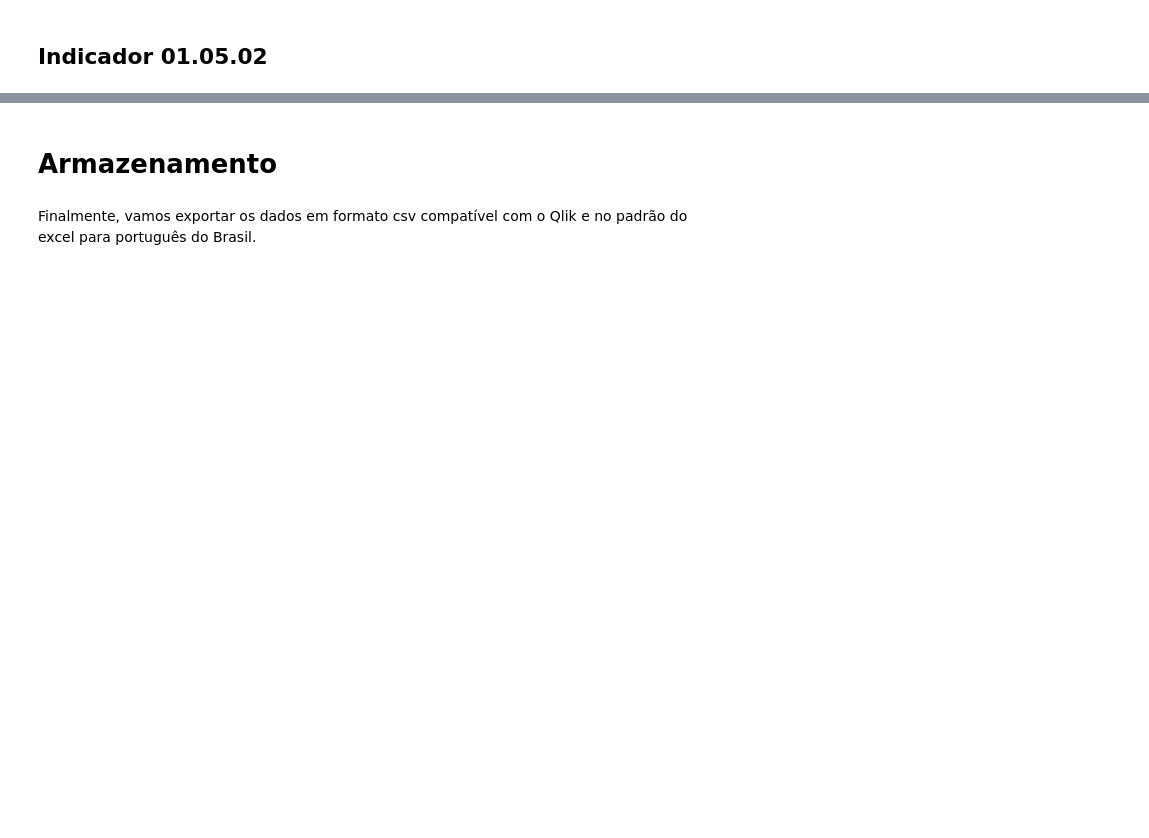
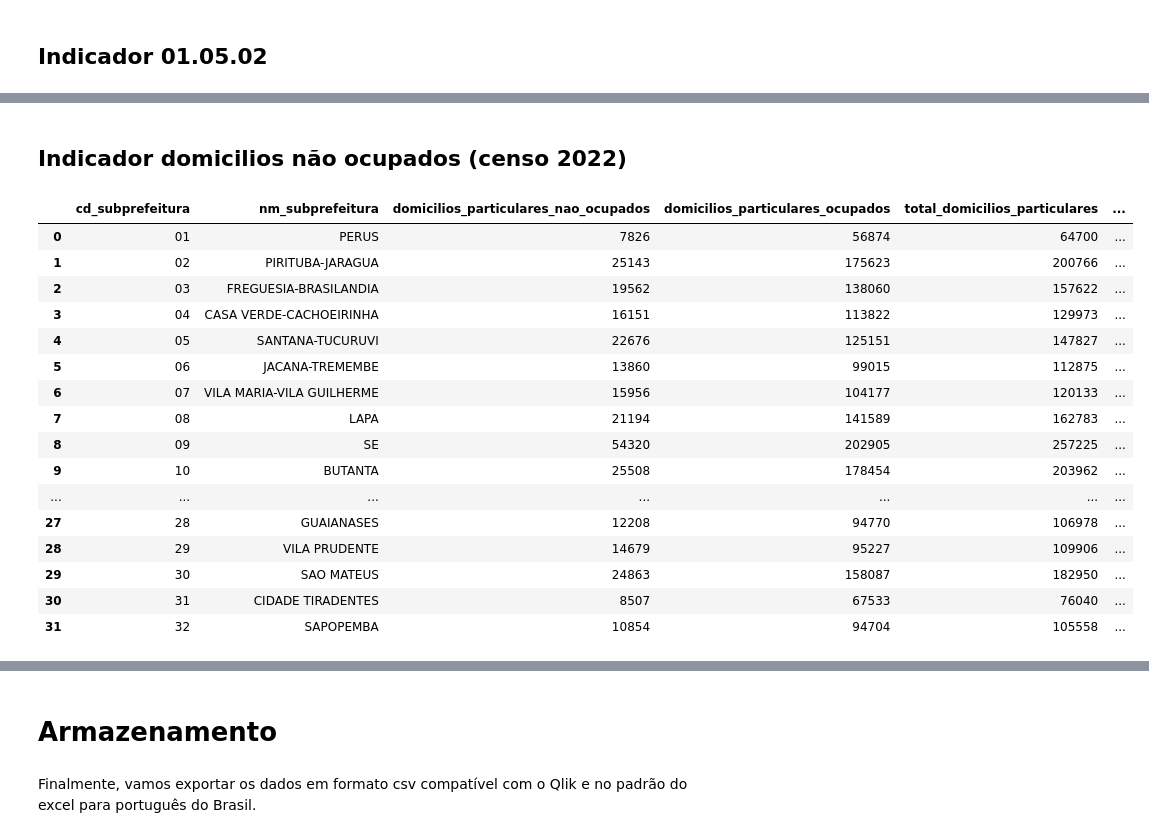
Before and after one commit to ObservatorioPoliticasTCM/datasp-dados, a Jupyter notebook: notebooks_outputs/urbanismo/06 Observa Sampa - transformação e armazenamento.ipynb, the cells around one changed output, grey strips where cells are left out. Saved outputs shown, nothing was run; the diff lists cells and outputs as text; code cells hidden in the pictures; blank space fills up the shorter version.

Commit message:
Realizado tratamento dos dados do novo indicador

```diff
--- a/notebooks_outputs/urbanismo/06 Observa Sampa - transformação e armazenamento.ipynb
+++ b/notebooks_outputs/urbanismo/06 Observa Sampa - transformação e armazenamento.ipynb
@@ -89,6 +91,9 @@ df_010502 = pd.read_csv(path.join(output_dir, 'indicador_010502.csv'),
 # %%
 df_110108 = pd.read_csv(path.join(output_dir, 'indicador_110108.csv'),
                          sep=';', decimal=',', encoding='utf8', dtype=str)
+# %%
+indicador_domicilios_nao_ocupados_df = pd.read_csv(path.join(output_dir, 'indicador_domicilios_nao_ocupados.csv'),
+                        sep=';', decimal=',', encoding='utf8', dtype=str)
 # %%
 df_his.dtypes
 df_tpu.dtypes
@@ -357,3 +366,63 @@ df_010502
 | 94 | Sé | SE | 01.05.02 Número de famílias em at... | 2024 | 391 | SE | 2024 |
 | 95 | Butantã | BUTANTA | 01.05.02 Número de famílias em at... | 2024 | 276 | BUTANTA | 2024 |
 96 rows × 6 columns
+# %% [markdown]
+## Indicador domicilios não ocupados (censo 2022)
+# %%
+df = indicador_domicilios_nao_ocupados_df.copy()
+
+df["cd_subprefeitura"] = df["cd_subprefeitura"].astype(str).str.zfill(2)
+df["nm_subprefeitura"] = df["nm_subprefeitura"].astype(str).str.strip()
+
+num_cols = [
+    "domicilios_particulares_nao_ocupados",
+    "total_domicilios_particulares",
+    "domicilios_particulares_ocupados",
+]
+for c in num_cols:
+    df[c] = pd.to_numeric(df[c], errors="coerce")
+
+df["tx_nao_ocupados_pct"] = (
+    np.where(df["total_domicilios_particulares"].gt(0),
+             df["domicilios_particulares_nao_ocupados"] / df["total_domicilios_particulares"] * 100,
+             np.nan)
+)
+
+cols_final = [
+    "cd_subprefeitura",
+    "nm_subprefeitura",
+    "domicilios_particulares_nao_ocupados",
+    "domicilios_particulares_ocupados",
+    "total_domicilios_particulares",
+    "tx_nao_ocupados_pct",
+]
+df = df[cols_final].sort_values(["cd_subprefeitura"]).reset_index(drop=True)
+
+df_long = df[["cd_subprefeitura", "nm_subprefeitura", "domicilios_particulares_nao_ocupados"]].rename(
+    columns={"domicilios_particulares_nao_ocupados": "valor"}
+)
+df_long["id_observa"] = 999
+df_long = df_long[["id_observa", "cd_subprefeitura", "nm_subprefeitura", "valor"]]
+
+df_domicilios_nao_ocupados_tratado = df
+df_domicilios_nao_ocupados_long = df_long
+# %%
+df
+# %% [output]
+|  | cd_subprefeitura | nm_subprefeitura | domicilios_particulares_nao_ocupados | domicilios_particulares_ocupados | total_domicilios_particulares | ... |
+| 0 | 01 | PERUS | 7826 | 56874 | 64700 | ... |
+| 1 | 02 | PIRITUBA-JARAGUA | 25143 | 175623 | 200766 | ... |
+| 2 | 03 | FREGUESIA-BRASILANDIA | 19562 | 138060 | 157622 | ... |
+| 3 | 04 | CASA VERDE-CACHOEIRINHA | 16151 | 113822 | 129973 | ... |
+| 4 | 05 | SANTANA-TUCURUVI | 22676 | 125151 | 147827 | ... |
+| 5 | 06 | JACANA-TREMEMBE | 13860 | 99015 | 112875 | ... |
+| 6 | 07 | VILA MARIA-VILA GUILHERME | 15956 | 104177 | 120133 | ... |
+| 7 | 08 | LAPA | 21194 | 141589 | 162783 | ... |
+| 8 | 09 | SE | 54320 | 202905 | 257225 | ... |
+| 9 | 10 | BUTANTA | 25508 | 178454 | 203962 | ... |
+| ... | ... | ... | ... | ... | ... | ... |
+| 27 | 28 | GUAIANASES | 12208 | 94770 | 106978 | ... |
+| 28 | 29 | VILA PRUDENTE | 14679 | 95227 | 109906 | ... |
+| 29 | 30 | SAO MATEUS | 24863 | 158087 | 182950 | ... |
+| 30 | 31 | CIDADE TIRADENTES | 8507 | 67533 | 76040 | ... |
+| 31 | 32 | SAPOPEMBA | 10854 | 94704 | 105558 | ... |
```
Also changed, not shown: parts of 9 cells of this notebook, 1 other file.
